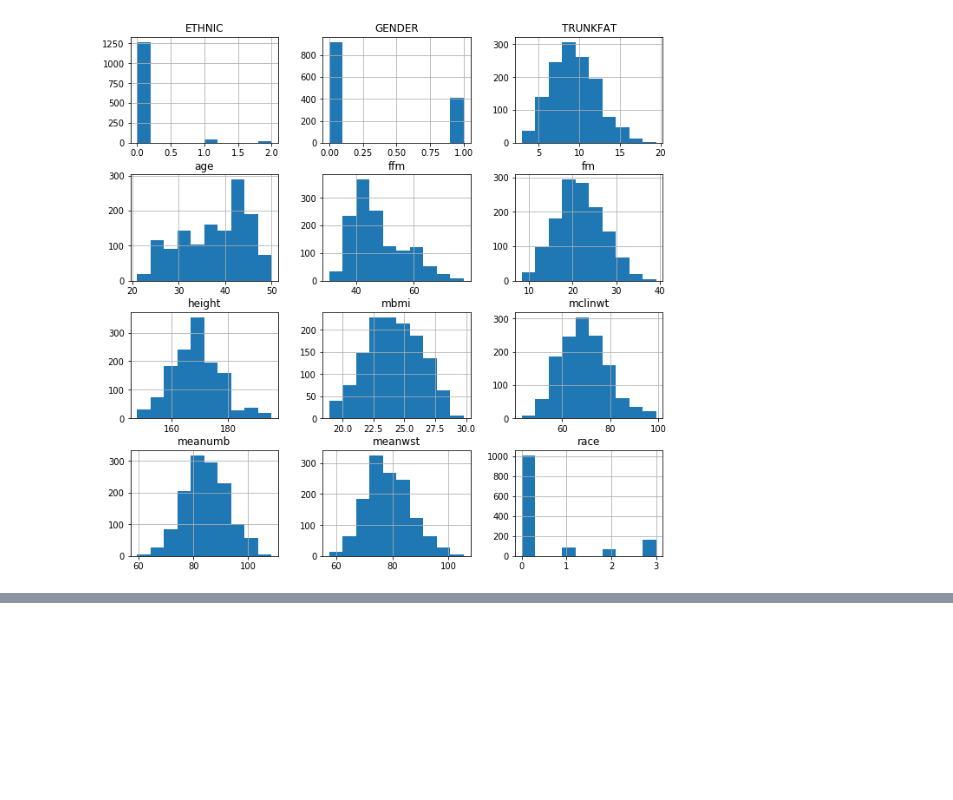
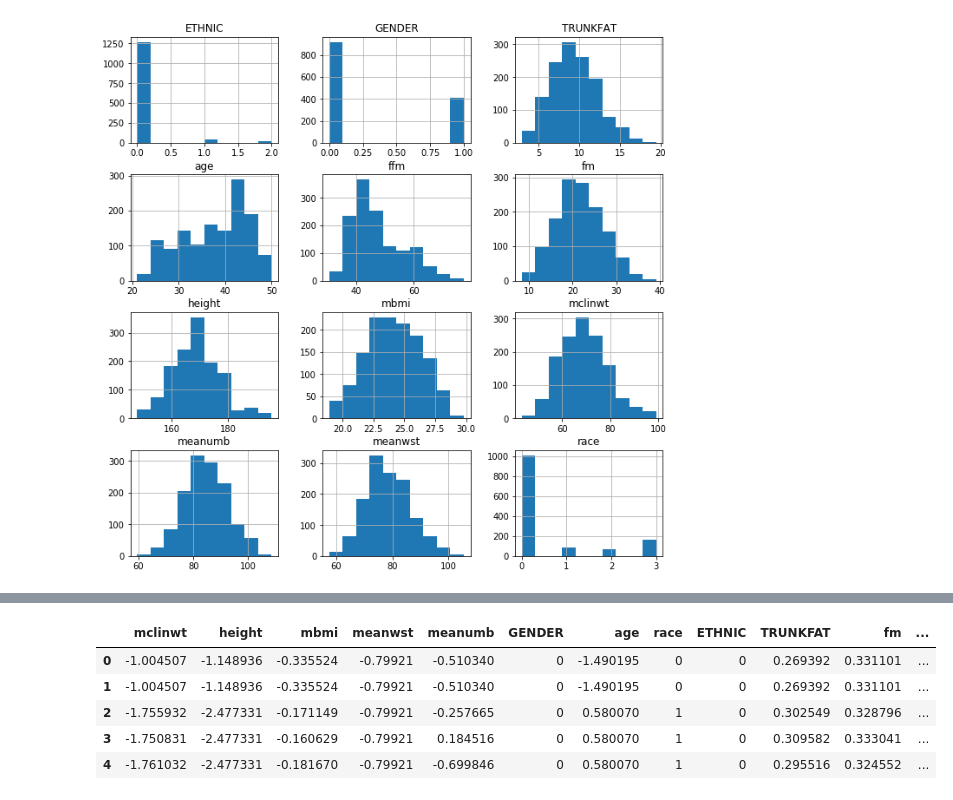
Before and after one commit to mlindsey19/Deep-Learning-dexa, a Jupyter notebook: dxadata.ipynb, the cells around one changed output, grey strips where cells are left out. Saved outputs shown, nothing was run; the diff lists cells and outputs as text; code cells hidden in the pictures; blank space fills up the shorter version.

```diff
--- a/dxadata.ipynb
+++ b/dxadata.ipynb
@@ -187,3 +177,14 @@ plt.show()
+# %%
+dz['TRUNKFAT'],dz['fm'],dz['ffm'] = df_minmax[:,9],df_minmax[:,10],df_minmax[:,11]
+dz['mclinwt'],dz['height'],dz['mbmi'] ,dz['meanwst'],dz['meanumb'] ,dz['age']= df_std[:,0],df_std[:,1],df_std[:,2],df_std[:,3],df_std[:,4],df_std[:,6]
+dz.head()
+# %% [output]
+|  | mclinwt | height | mbmi | meanwst | meanumb | GENDER | age | race | ETHNIC | TRUNKFAT | fm | ... |
+| 0 | -1.004507 | -1.148936 | -0.335524 | -0.79921 | -0.510340 | 0 | -1.490195 | 0 | 0 | 0.269392 | 0.331101 | ... |
+| 1 | -1.004507 | -1.148936 | -0.335524 | -0.79921 | -0.510340 | 0 | -1.490195 | 0 | 0 | 0.269392 | 0.331101 | ... |
+| 2 | -1.755932 | -2.477331 | -0.171149 | -0.79921 | -0.257665 | 0 | 0.580070 | 1 | 0 | 0.302549 | 0.328796 | ... |
+| 3 | -1.750831 | -2.477331 | -0.160629 | -0.79921 | 0.184516 | 0 | 0.580070 | 1 | 0 | 0.309582 | 0.333041 | ... |
+| 4 | -1.761032 | -2.477331 | -0.181670 | -0.79921 | -0.699846 | 0 | 0.580070 | 1 | 0 | 0.295516 | 0.324552 | ... |
 # %%
 import numpy as np
 
```
Also changed, not shown: parts of 13 cells of this notebook.
